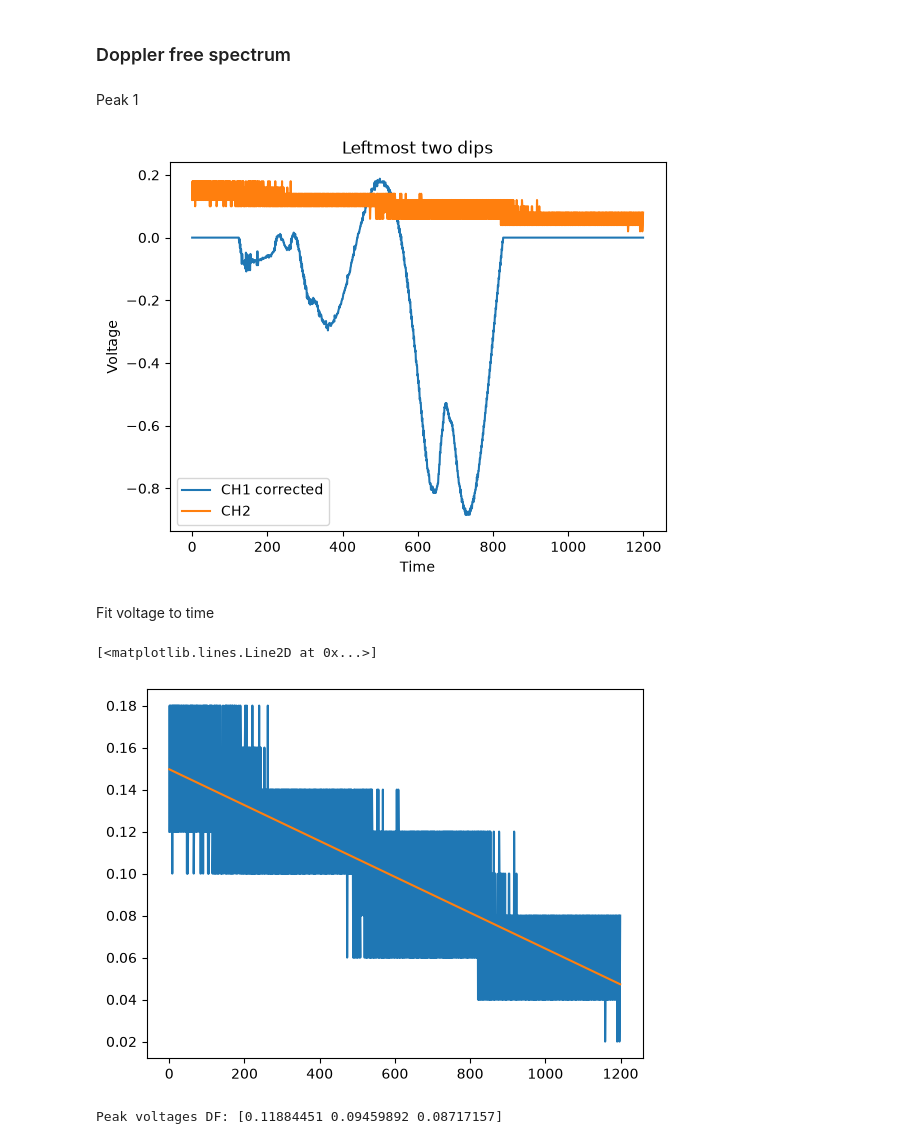
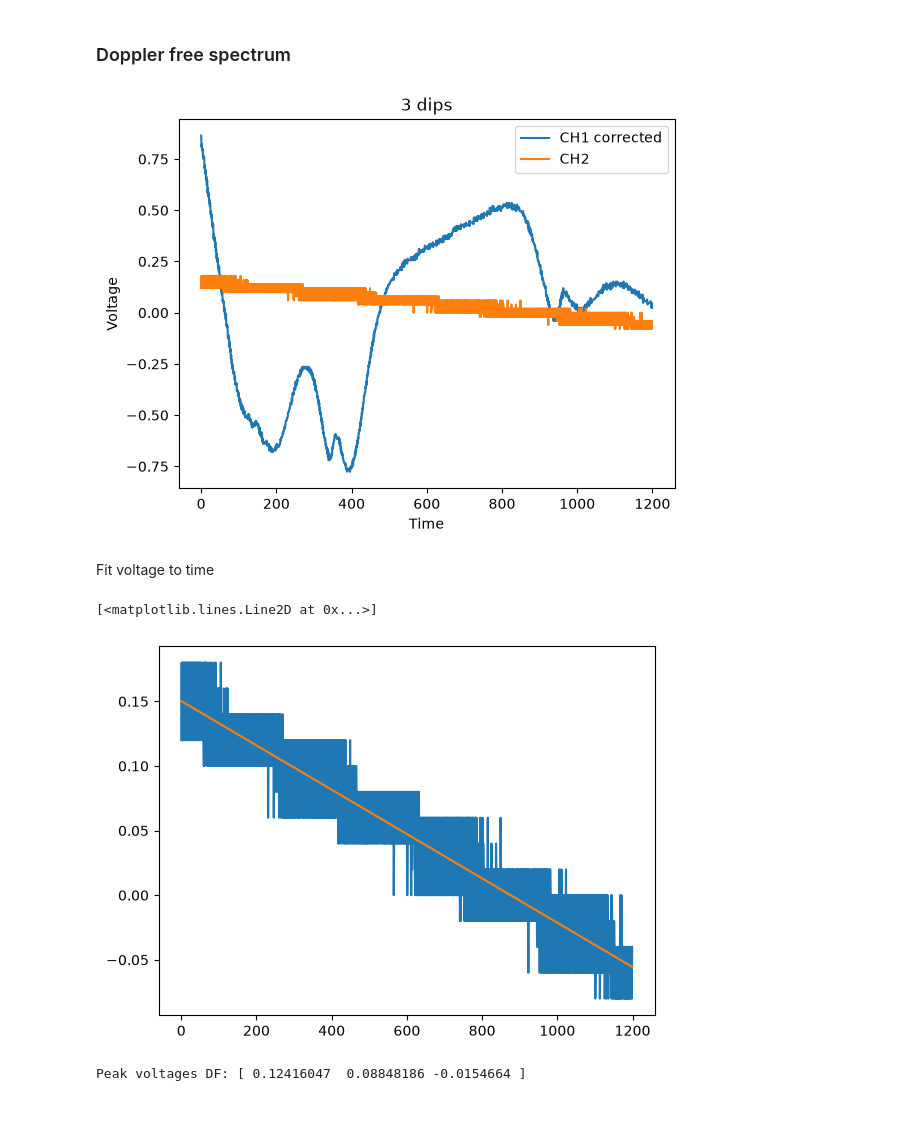
Before and after one commit to mandarhijn/Rb-spectroscopy, a Jupyter notebook: analysis.ipynb, the cells around one changed output. Saved outputs shown, nothing was run; the diff lists cells and outputs as text; code cells hidden in the pictures; blank space fills up the shorter version.

```diff
--- a/analysis.ipynb
+++ b/analysis.ipynb
@@ -184,19 +184,17 @@ plt.show()
 [figure]
 # %% [markdown]
 ### Doppler free spectrum
-# %% [markdown]
-Peak 1
 # %%
-x_df, ch1_corrected_df, ch2_df = load_data_remove_background('data\\NewFile13.csv', 'data\\NewFile14.csv')
+x_df, ch1_corrected_df, ch2_df = load_data_remove_background('data\\NewFile17.csv', 'data\\NewFile18.csv')
 
 # plot
-plot_channel(x_df, ch1_corrected_df, ch2_df, label1='CH1 corrected', label2='CH2', title='Leftmost two dips')
+plot_channel(x_df, ch1_corrected_df, ch2_df, label1='CH1 corrected', label2='CH2', title='3 dips')
 plt.xlabel('Time')
 plt.ylabel('Voltage')
 plt.legend()
 plt.show()
 # %% [output]
-[figure, old version]
+[figure, new version]
 # %% [markdown]
 Fit voltage to time
 # %%
@@ -208,13 +206,14 @@ plt.plot(x_df, ch2_df, label='CH2')
 plt.plot(x_df, fit_voltage_df, label='CH2 linear fit')
 # %% [output]
 [<matplotlib.lines.Line2D at 0x...>]
-[figure, old version]
+[figure, new version]
 # %%
-minima_indices_df = find_voltage_minima_indices(x_df, ch1_corrected_df)
+# guess voltage minima since we have peaks within dips
+minima_indices_df = [152, 360, 966]
 # find the corresponding voltage frequency sweep values
 peak_voltages_df = voltage_df[minima_indices_df]
 print("Peak voltages DF:", peak_voltages_df)
 # %% [output]
-Peak voltages DF: [0.11884451 0.09459892 0.08717157]
+Peak voltages DF: [ 0.12416047  0.08848186 -0.0154664 ]
 # %%
 # plot
```
Also changed, not shown: parts of 3 cells of this notebook.
